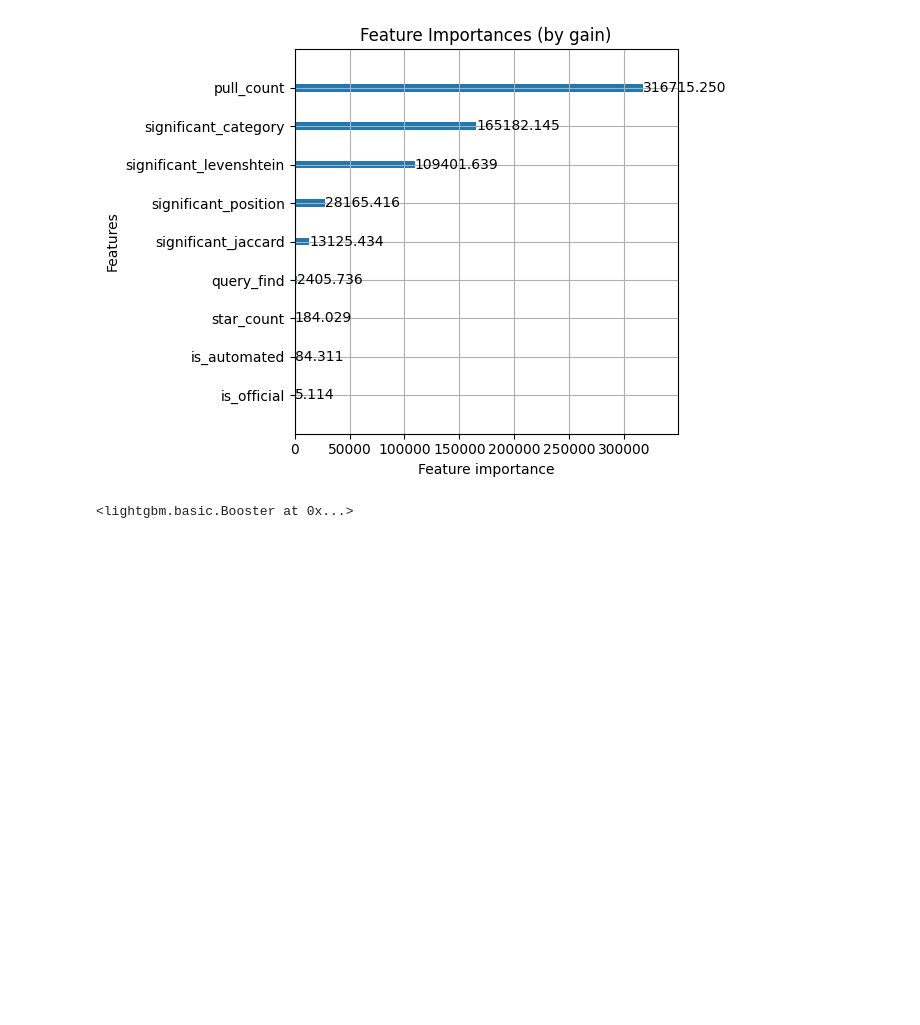
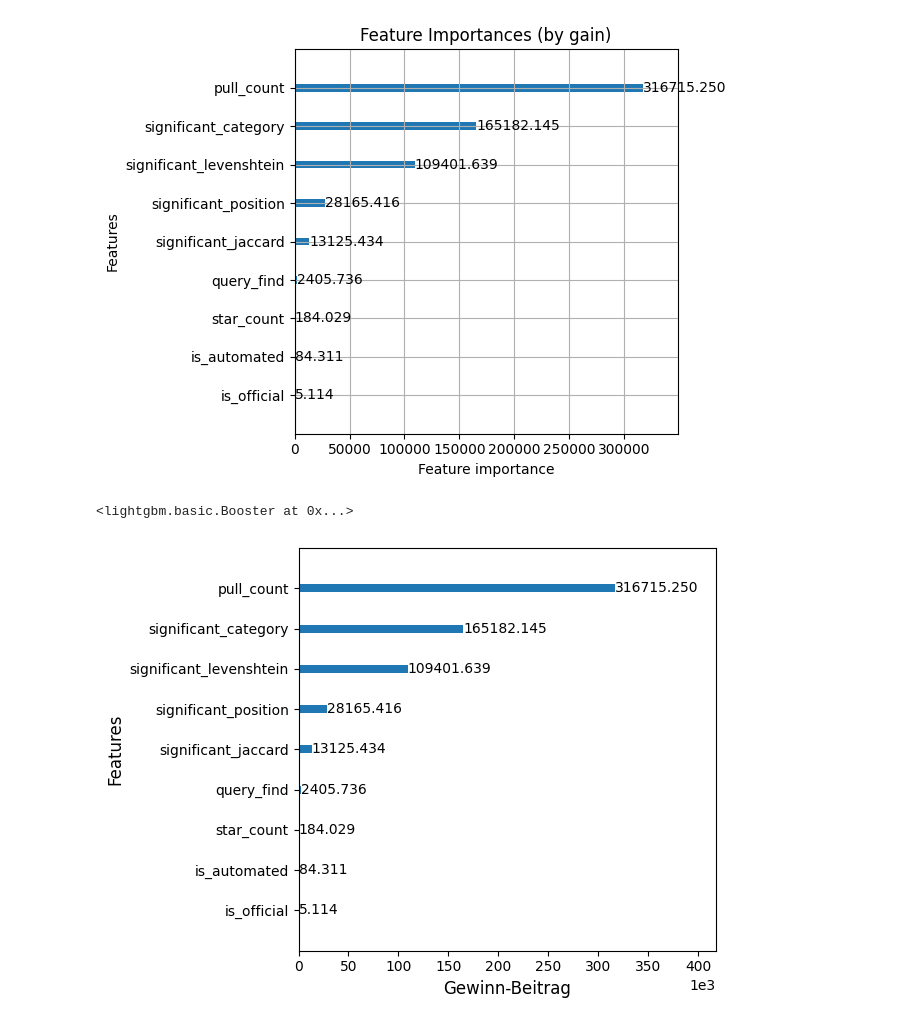
Before and after one commit to sissl0/DockerAnalysis, a Jupyter notebook: scripts/python_scripts/LTR/LTR_GO_DS.ipynb, the cells around one changed output. Saved outputs shown, nothing was run; the diff lists cells and outputs as text; code cells hidden in the pictures; blank space fills up the shorter version.

```diff
--- a/scripts/python_scripts/LTR/LTR_GO_DS.ipynb
+++ b/scripts/python_scripts/LTR/LTR_GO_DS.ipynb
@@ -127,3 +129,30 @@ plt.show()
 model.save_model("docker_ranker.txt")
 # %% [output]
 <lightgbm.basic.Booster at 0x...>
+# %%
+model = lgb.Booster(model_file="docker_ranker.txt")
+# %%
+ax = lgb.plot_importance(model, max_num_features=30, importance_type='gain')
+
+# Titel und Achsen-Beschriftungen auf Deutsch
+#plt.title("Feature Gewichtung (nach Gewinn)", fontsize=14)
+plt.title("")
+plt.xlabel("Gewinn-Beitrag", fontsize=12)
+plt.ylabel("Features", fontsize=12)
+plt.grid(False)
+plt.xlim(0, plt.xlim()[1] * 1.2)
+plt.ticklabel_format(axis='x', style='scientific', scilimits=(3,3))
+
+# Alle Text-Objekte im Plot durchgehen und Zahlen löschen
+#for txt in ax.texts:
+#    txt.set_visible(True)
+
+# Layout anpassen
+plt.tight_layout()
+
+# Speichern als EPS
+plt.savefig("feature_importances.eps", format="eps", dpi=300)
+
+plt.show()
+# %% [output]
+[figure, added]
```
Also changed, not shown: parts of 1 cell of this notebook, 15 other files.
